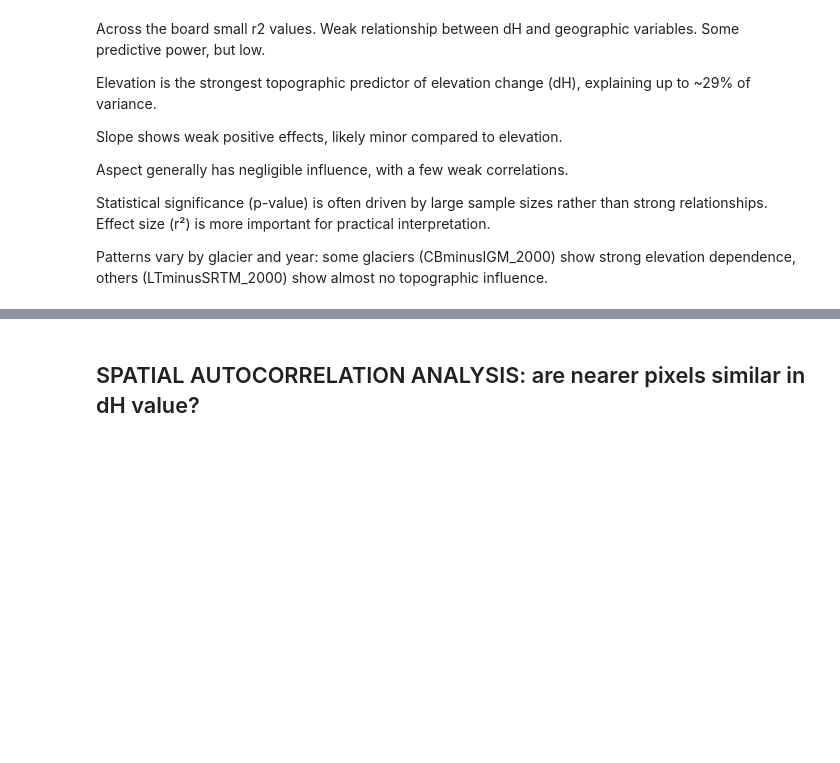
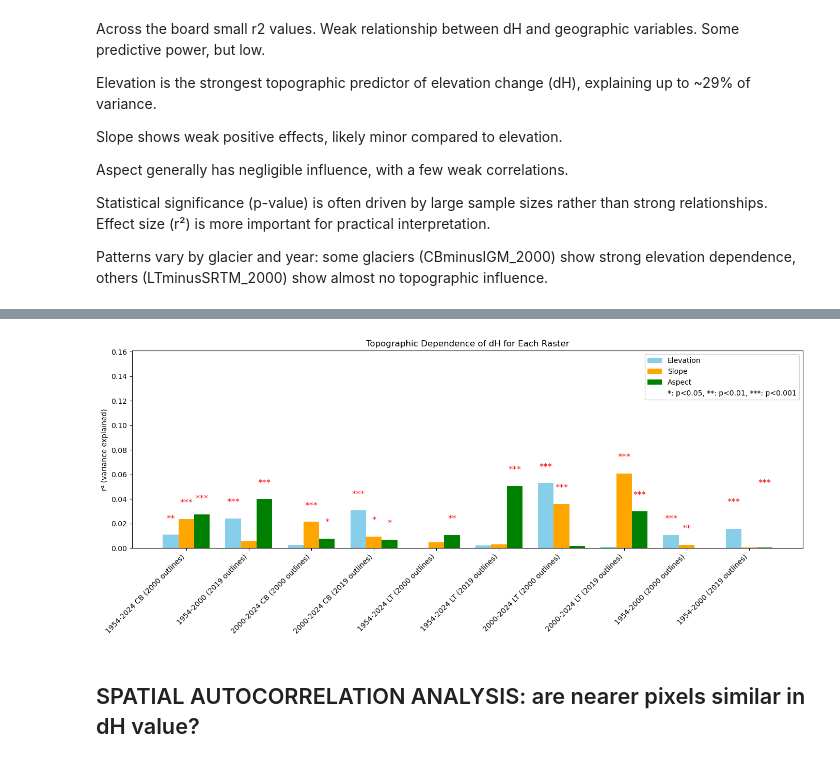
Before and after one commit to millie-spencer/Glacier-DEM-coregistration-and-MB, a Jupyter notebook: 05_MB_geospatial_analysis.ipynb, the cells around one changed output, grey strips where cells are left out. Saved outputs shown, nothing was run; the diff lists cells and outputs as text; code cells hidden in the pictures; blank space fills up the shorter version.

```diff
--- a/05_MB_geospatial_analysis.ipynb
+++ b/05_MB_geospatial_analysis.ipynb
@@ -962,3 +987,93 @@ plt.show()
+# %%
+import pandas as pd
+import numpy as np
+import matplotlib.pyplot as plt
+from matplotlib.patches import Patch
+
+# === Load CSV ===
+csv_path = "/Users/milliespencer/Desktop/70_Years_MB_Nevados/Nevados_dH_Stats/pixel_stats/dH_correlation_summary.csv"
+df = pd.read_csv(csv_path)
+
+# Map full comparison strings to simplified variable names
+mapping = {
+    "dH vs elevation": "Elevation_r2",
+    "dH vs slope": "Slope_r2",
+    "dH vs aspect": "Aspect_r2"
+}
+df["TopoVar"] = df["comparison"].map(mapping)
+
+# Pivot r2 values for plotting, aggregate duplicates by taking first
+df_r2 = df.pivot_table(index="csv_file", columns="TopoVar", values="r2", aggfunc='first')
+df_r2 = df_r2[["Elevation_r2", "Slope_r2", "Aspect_r2"]].dropna()
+
+# Pivot p-values for significance stars
+df_p = df.pivot_table(index="csv_file", columns="TopoVar", values="p_value", aggfunc='first')
+df_p = df_p[["Elevation_r2", "Slope_r2", "Aspect_r2"]].dropna()
+
+# === Map original CSV filenames to publication-friendly names ===
+x_labels_mapping = {
+    "LTminusSRTM_2000_2000_pixels.csv": "2000-2024 LT (2000 outlines)",
+    "CBminusSRTM_2000_2000_pixels.csv": "2000-2024 CB (2000 outlines)",
+    "SRTMminusIGM_2019_2019_pixels.csv": "1954-2000 (2019 outlines)",
+    "LTminusIGM_2000_2000_pixels.csv": "1954-2024 LT (2000 outlines)",
+    "CBminusIGM_2000_2000_pixels.csv": "1954-2024 CB (2000 outlines)",
+    "CBminusIGM_2019_2019_pixels.csv": "1954-2000 (2019 outlines)",
+    "CBminusSRTM_2019_2019_pixels.csv": "2000-2024 CB (2019 outlines)",
+    "LTminusIGM_2019_2019_pixels.csv": "1954-2024 LT (2019 outlines)",
+    "LTminusSRTM_2019_2019_pixels.csv": "2000-2024 LT (2019 outlines)",
+    "SRTMminusIGM_2000_2000_pixels.csv": "1954-2000 (2000 outlines)"
+}
+df_r2.index = [x_labels_mapping.get(f, f) for f in df_r2.index]
+df_p.index = df_r2.index  # keep p-values aligned
+
+# === Plotting ===
+x = np.arange(len(df_r2))
+width = 0.25
+
+fig, ax = plt.subplots(figsize=(14, 6))
+
+ax.bar(x - width, df_r2["Elevation_r2"], width, label="Elevation", color="skyblue")
+ax.bar(x, df_r2["Slope_r2"], width, label="Slope", color="orange")
+ax.bar(x + width, df_r2["Aspect_r2"], width, label="Aspect", color="green")
+
+ax.set_xticks(x)
+ax.set_xticklabels(df_r2.index, rotation=45, ha="right")
+ax.set_ylabel("r² (variance explained)")
+ax.set_title("Topographic Dependence of dH for Each Raster")
+ax.set_ylim(0, df_r2.values.max() + 0.1)
+
+# === Add significance stars ===
+def significance_star(p):
+    if p < 0.001:
+        return "***"
+    elif p < 0.01:
+        return "**"
+    elif p < 0.05:
+        return "*"
+    else:
+        return ""
+
+for i, raster in enumerate(df_r2.index):
+    for j, var in enumerate(["Elevation_r2", "Slope_r2", "Aspect_r2"]):
+        r2_val = df_r2.loc[raster, var]
+        p_val = df_p.loc[raster, var]
+        r2_val = r2_val if np.isscalar(r2_val) else r2_val.iloc[0]
+        p_val = p_val if np.isscalar(p_val) else p_val.iloc[0]
+        star = significance_star(p_val)
+        if star:
+            x_pos = i + [-width, 0, width][j]
+            ax.text(x_pos, r2_val + 0.01, star, ha="center", va="bottom", fontsize=12, color="red")
+
+# === Legend including significance explanation ===
+handles, labels = ax.get_legend_handles_labels()
+sig_patch = Patch(facecolor='none', edgecolor='none', label="*: p<0.05, **: p<0.01, ***: p<0.001")
+handles.append(sig_patch)
+ax.legend(handles=handles, loc="upper right")
+
+plt.tight_layout()
+plt.show()
+# %% [output]
+[figure, added]
 # %% [markdown]
 ## SPATIAL AUTOCORRELATION ANALYSIS: are nearer pixels similar in dH value?
 # %%
```
Also changed, not shown: parts of 5 cells of this notebook, 2 other files.
